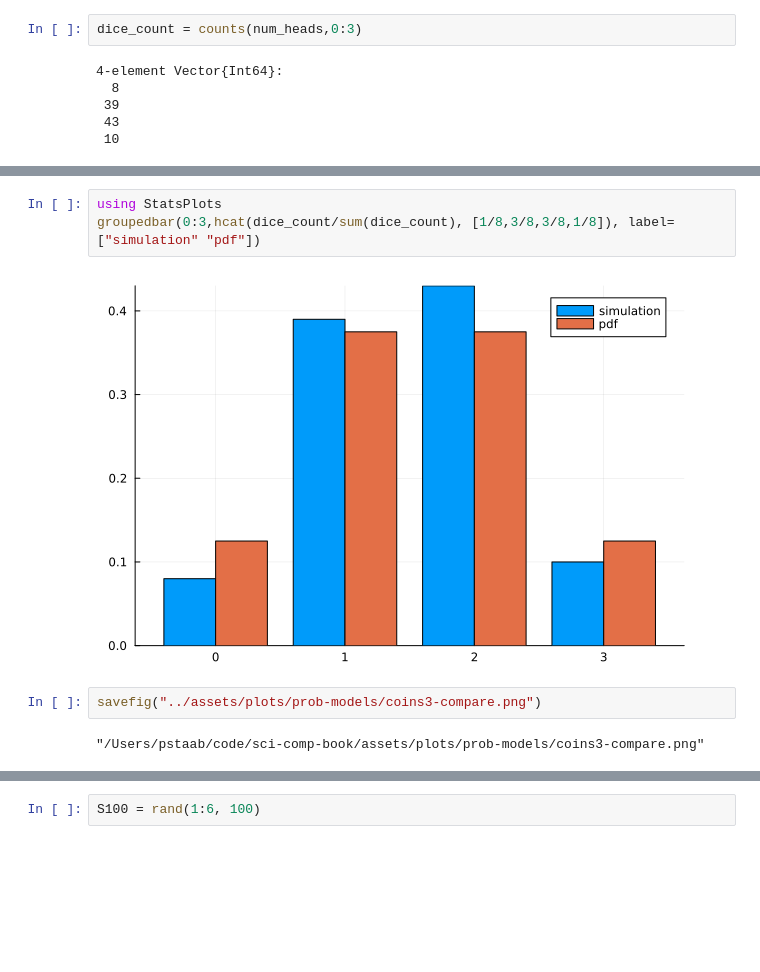
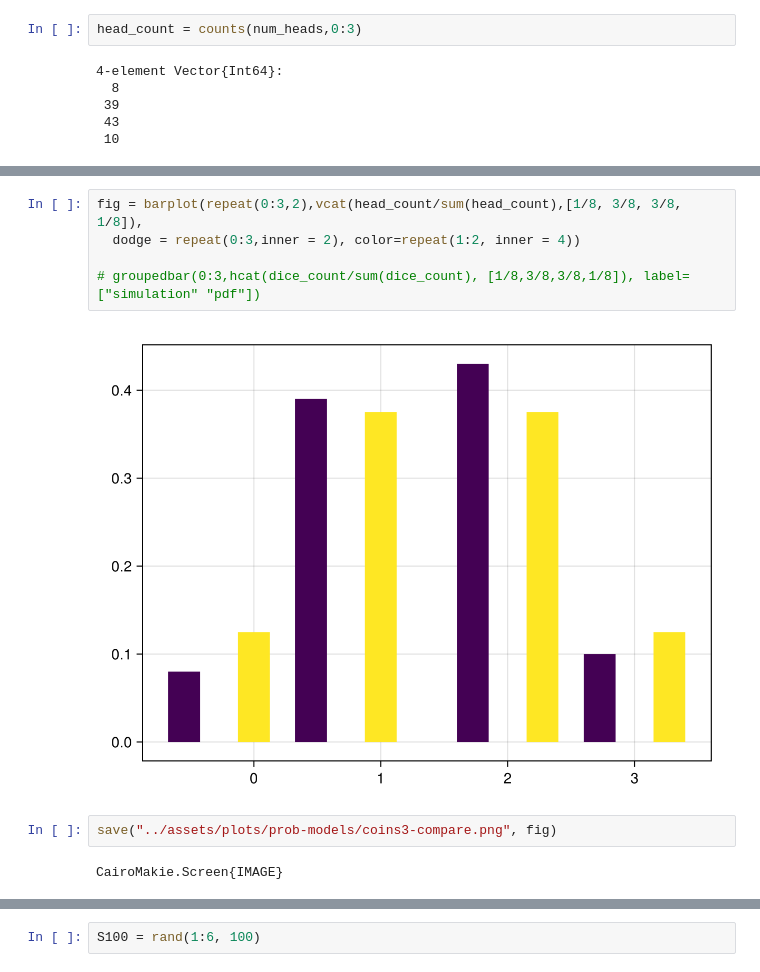
Before and after one commit to pstaabp/sci-comp-book, a Jupyter notebook: julia-output/prob-models.ipynb, the cells around one changed output, grey strips where cells are left out. Drawn from its saved outputs; the diff is of its cells as text; blank space fills up the shorter version.

```diff
--- a/julia-output/prob-models.ipynb
+++ b/julia-output/prob-models.ipynb
@@ -79,7 +87,7 @@ savefig("../assets/plots/prob-models/coins3.png")
 # %%
 using StatsBase
 # %%
-dice_count = counts(num_heads,0:3)
+head_count = counts(num_heads,0:3)
 # %% [output]
 4-element Vector{Int64}:
   8
@@ -97,9 +115,11 @@ savefig("../assets/plots/prob-models/coins3-improved.png")
 # %%
-using StatsPlots
-groupedbar(0:3,hcat(dice_count/sum(dice_count), [1/8,3/8,3/8,1/8]), label=["simulation" "pdf"])
+fig = barplot(repeat(0:3,2),vcat(head_count/sum(head_count),[1/8, 3/8, 3/8, 1/8]),
+  dodge = repeat(0:3,inner = 2), color=repeat(1:2, inner = 4))
+
+# groupedbar(0:3,hcat(dice_count/sum(dice_count), [1/8,3/8,3/8,1/8]), label=["simulation" "pdf"])
 # %% [output]
-[figure, old version]
+[figure, new version]
 # %%
-savefig("../assets/plots/prob-models/coins3-compare.png")
+save("../assets/plots/prob-models/coins3-compare.png", fig)
 # %% [output]
-"/Users/pstaab/code/sci-comp-book/assets/plots/prob-models/coins3-compare.png"
+CairoMakie.Screen{IMAGE}
```
Also changed, not shown: parts of 9 cells of this notebook, 18 other files.
